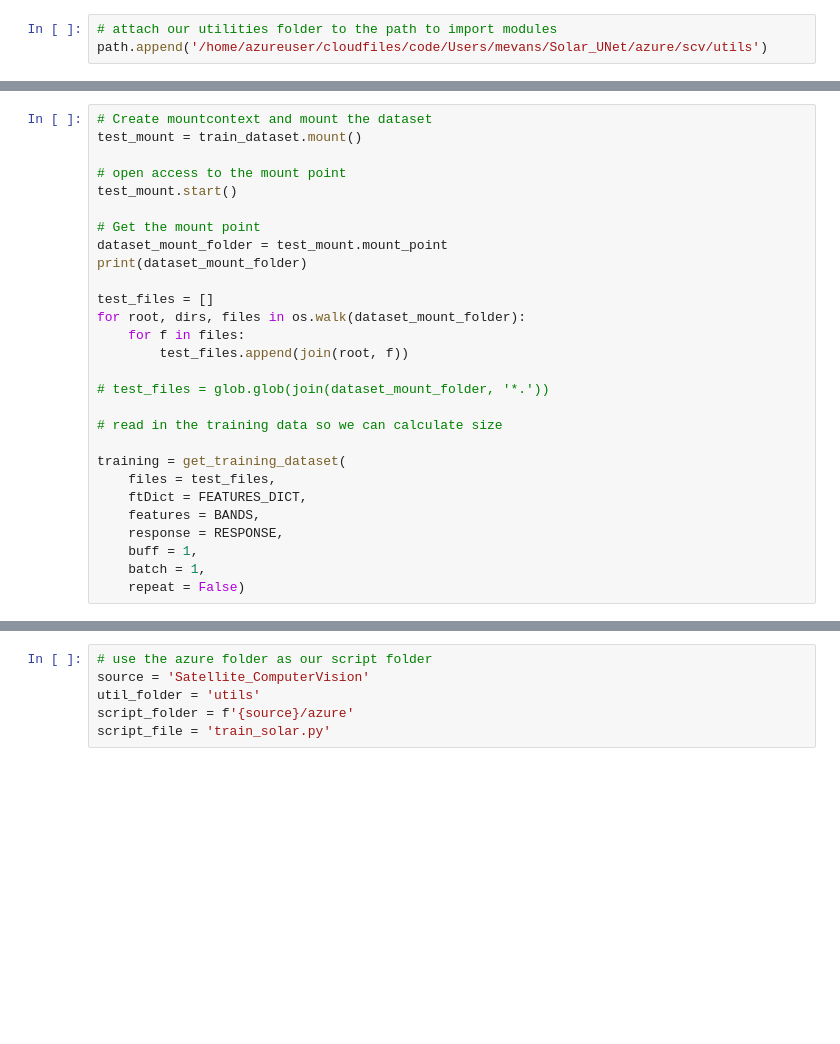
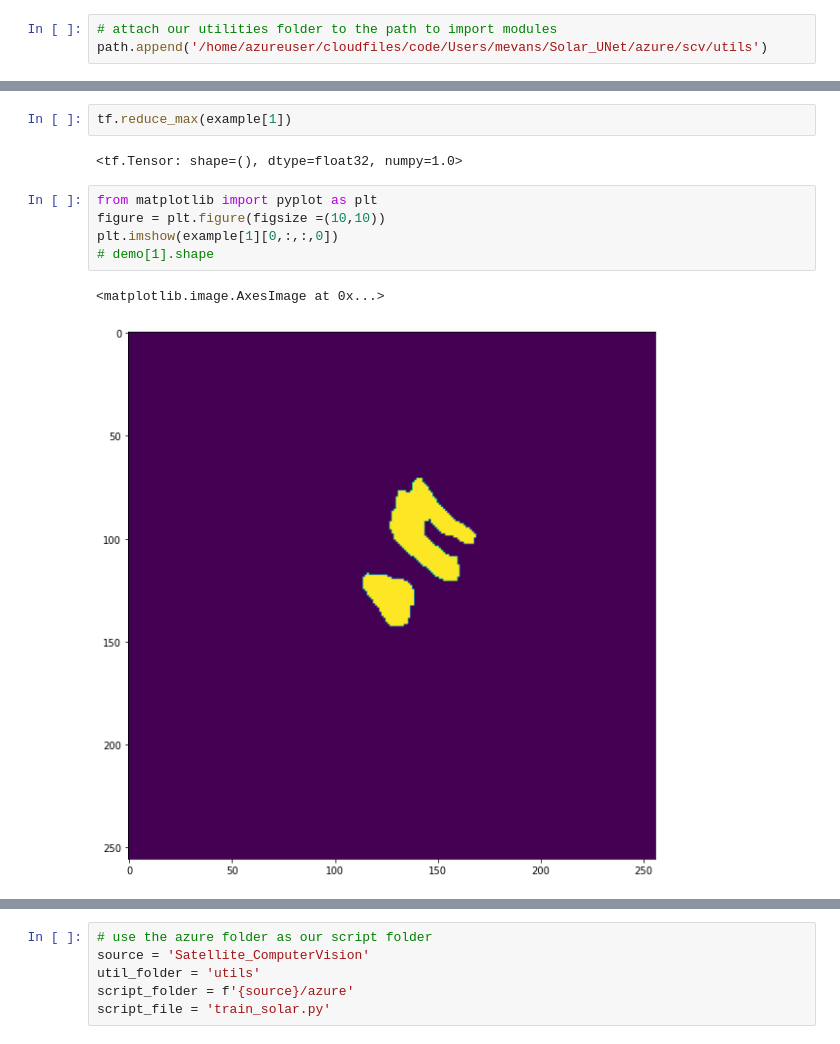
Before and after one commit to mjevans26/Solar_UNet, a Jupyter notebook: train.ipynb, the cells around one changed output, grey strips where cells are left out. Drawn from its saved outputs; the diff is of its cells as text; blank space fills up the shorter version.

```diff
--- a/train.ipynb
+++ b/train.ipynb
@@ -122,31 +130,3 @@ COLUMNS = [
   tf.io.FixedLenFeature(shape=KERNEL_SHAPE, dtype=tf.float32) for k in FEATURES
 ]
 FEATURES_DICT = dict(zip(FEATURES, COLUMNS))
-# %%
-# Create mountcontext and mount the dataset
-test_mount = train_dataset.mount()
-
-# open access to the mount point
-test_mount.start()
-
-# Get the mount point
-dataset_mount_folder = test_mount.mount_point
-print(dataset_mount_folder)
-
-test_files = []
-for root, dirs, files in os.walk(dataset_mount_folder):
-    for f in files:
-        test_files.append(join(root, f))
-
-# test_files = glob.glob(join(dataset_mount_folder, '*.'))
-
-# read in the training data so we can calculate size
-
-training = get_training_dataset(
-    files = test_files,
-    ftDict = FEATURES_DICT,
-    features = BANDS,
-    response = RESPONSE,
-    buff = 1,
-    batch = 1,
-    repeat = False)
@@ -200,0 +218,12 @@ bias -3.6570292
+# %%
+tf.reduce_max(example[1])
+# %% [output]
+<tf.Tensor: shape=(), dtype=float32, numpy=1.0>
+# %%
+from matplotlib import pyplot as plt
+figure = plt.figure(figsize =(10,10))
+plt.imshow(example[1][0,:,:,0])
+# demo[1].shape
+# %% [output]
+<matplotlib.image.AxesImage at 0x...>
+[figure, added]
```
Also changed, not shown: parts of 22 cells of this notebook, 6 other files.
